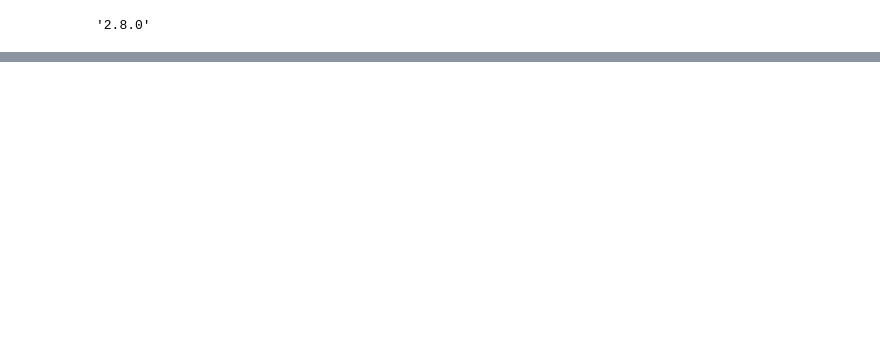
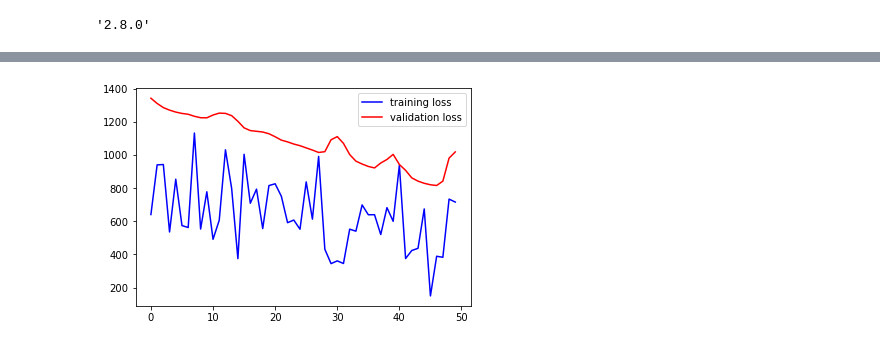
Before and after one commit to KaiMi92/PW_1_Grp3, a Jupyter notebook: nn.ipynb, the cells around one changed output, grey strips where cells are left out. Saved outputs shown, nothing was run; the diff lists cells and outputs as text; code cells hidden in the pictures; blank space fills up the shorter version.

```diff
--- a/nn.ipynb
+++ b/nn.ipynb
@@ -35,6 +38,11 @@ def load_images_from_directory(directory):
         labels.append(label)
 
     return np.array(images), np.array(labels)
+# %%
+def plot_train_history(history):
+  plt.plot(history.history['loss'], color='blue')
+  plt.plot(history.history['val_loss'], color='red')
+  plt.legend(["training loss", "validation loss"])
 # %%
 # Bilder und Labels laden
 images, labels = load_images_from_directory(IMAGE_DIRECTORY)
@@ -50,0 +71,15 @@ array([ 97., 103., 114., 117.,  57.,  54., 120., 113., 126., 132.,  88.,
+# %%
+model = Sequential([
+    Input(shape=(images[0].shape)),
+    Conv2D(32, (3, 3), activation='relu'),
+    MaxPooling2D(pool_size=(2, 2)),
+    Conv2D(64, (3, 3), activation='relu'),
+    MaxPooling2D(pool_size=(2, 2)),
+    Flatten(),
+    Dense(128, activation='relu'),
+    Dropout(0.5),
+    Dense(1)
+])
+# %%
+ # Modell für Regression kompilieren
+model.compile(optimizer='adam', loss='mean_squared_error', metrics=['mae'])
@@ -50,0 +106,2 @@ array([ 97., 103., 114., 117.,  57.,  54., 120., 113., 126., 132.,  88.,
+# %%
+ history = model.fit(images, labels, epochs=50, validation_split=0.2, batch_size=64)
@@ -50,0 +126,4 @@ array([ 97., 103., 114., 117.,  57.,  54., 120., 113., 126., 132.,  88.,
+# %%
+plot_train_history(history)
+# %% [output]
+[figure, added]
```
Also changed, not shown: parts of 15 cells of this notebook.
